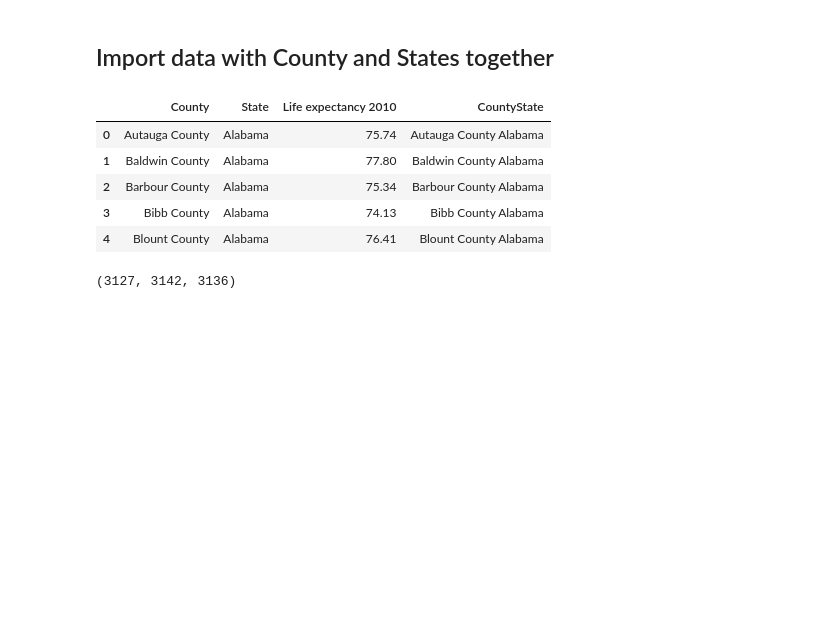
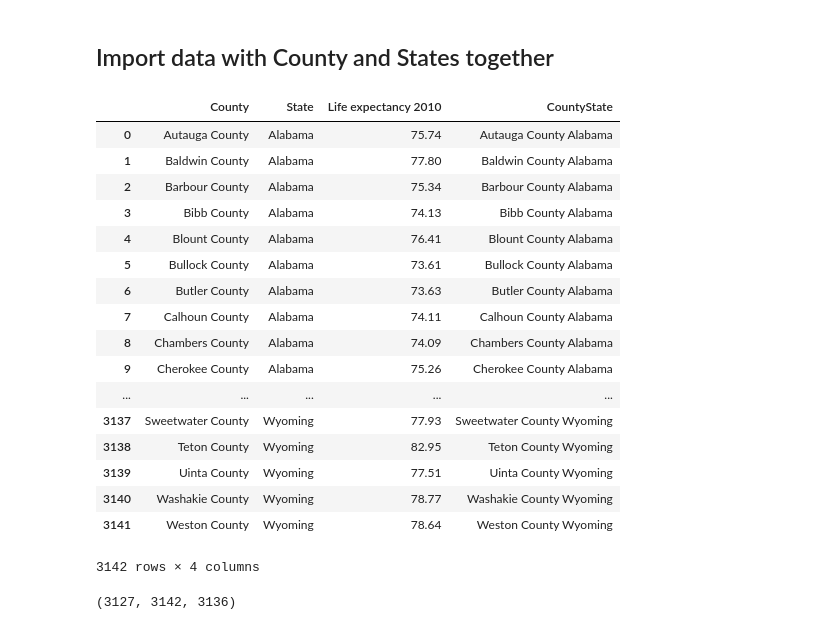
Before and after one commit to aulorbe/Life-Expectancy-In-The-US, a Jupyter notebook: real_dataframe_FINAL.ipynb, the cells around one changed output. Cells and saved outputs as stored; diff of their text form; code cells hidden in the pictures; blank space fills up the shorter version.

```diff
--- a/real_dataframe_FINAL.ipynb
+++ b/real_dataframe_FINAL.ipynb
@@ -18,17 +18,29 @@ df_unemployment = pd.read_csv('csv_files/unemployment_FINAL.csv')
 # %%
 # Clean life by state
 
 # Doing this here because it's in a weird formate
 df_life['CountyState'] = df_life['County'].map(str) + " " +df_life['State']
 
-df_life.head()
+df_life
 # %% [output]
 |  | County | State | Life expectancy 2010 | CountyState |
 | 0 | Autauga County | Alabama | 75.74 | Autauga County Alabama |
 | 1 | Baldwin County | Alabama | 77.80 | Baldwin County Alabama |
 | 2 | Barbour County | Alabama | 75.34 | Barbour County Alabama |
 | 3 | Bibb County | Alabama | 74.13 | Bibb County Alabama |
 | 4 | Blount County | Alabama | 76.41 | Blount County Alabama |
+| 5 | Bullock County | Alabama | 73.61 | Bullock County Alabama |
+| 6 | Butler County | Alabama | 73.63 | Butler County Alabama |
+| 7 | Calhoun County | Alabama | 74.11 | Calhoun County Alabama |
+| 8 | Chambers County | Alabama | 74.09 | Chambers County Alabama |
+| 9 | Cherokee County | Alabama | 75.26 | Cherokee County Alabama |
+| ... | ... | ... | ... | ... |
+| 3137 | Sweetwater County | Wyoming | 77.93 | Sweetwater County Wyoming |
+| 3138 | Teton County | Wyoming | 82.95 | Teton County Wyoming |
+| 3139 | Uinta County | Wyoming | 77.51 | Uinta County Wyoming |
+| 3140 | Washakie County | Wyoming | 78.77 | Washakie County Wyoming |
+| 3141 | Weston County | Wyoming | 78.64 | Weston County Wyoming |
+3142 rows × 4 columns
 # %%
 len(df_smoke), len(df_life), len(df_food)
 # %% [output]
```
Also changed, not shown: parts of 11 cells of this notebook, 2 other files.
